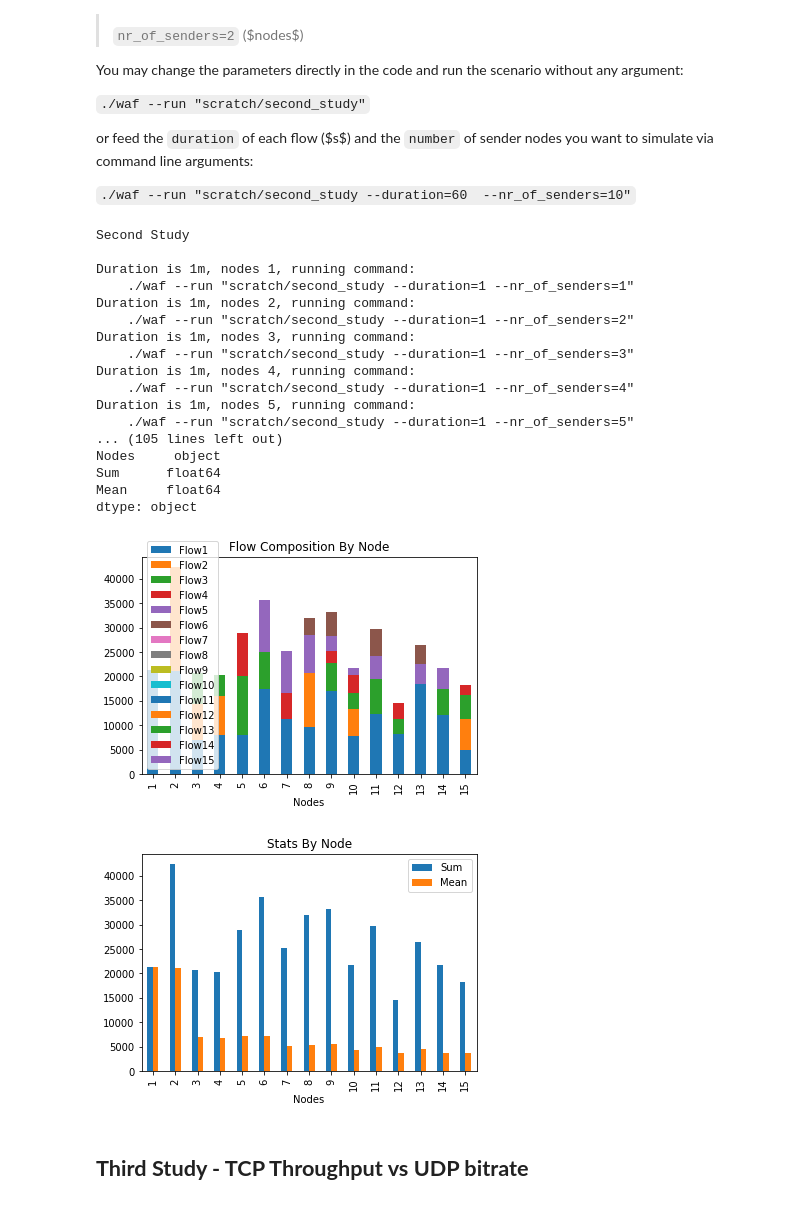
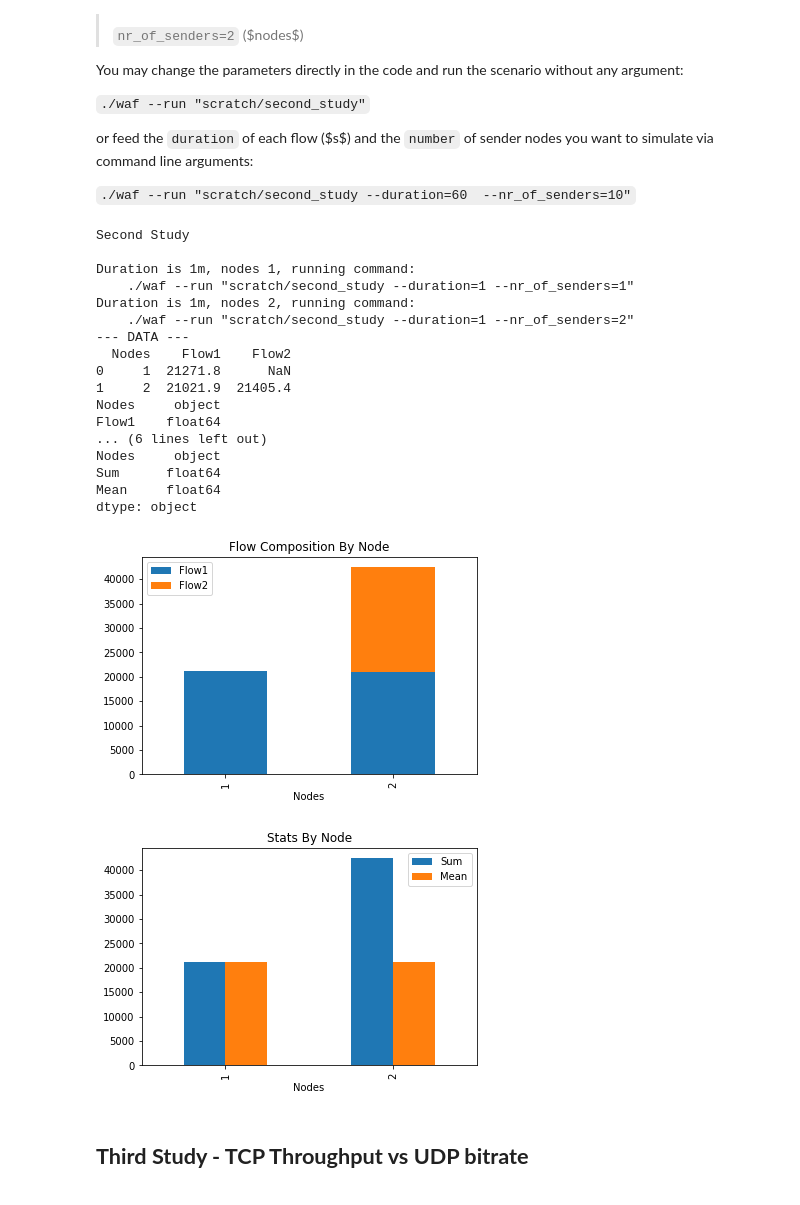
Before and after one commit to martinhofigueiredo/COMO, a Jupyter notebook: Lab4/Lab4.ipynb, the cells around one changed output. Cells and saved outputs as stored; diff of their text form; code cells hidden in the pictures.

```diff
--- a/Lab4/Lab4.ipynb
+++ b/Lab4/Lab4.ipynb
@@ -147,7 +165,7 @@ print('Second Study\n')
 
 if(default): #
     start = 1
-    stop = 15
+    stop = 2
     step = 1
     duration = 1
 else:
@@ -180,42 +198,42 @@ for nodes in range(start,stop+step,step):
 
 
 df[str[1::]] = df[str[1::]].astype(float)
 
 dfstats = pd.DataFrame()
 dfstats.loc[:,'Nodes'] = df.loc[:,'Nodes']
 dfstats.loc[:,'Sum'] = df.sum(numeric_only=True, axis=1)
 dfstats.loc[:,'Mean'] = df.mean(numeric_only=True, axis=1)
 
 df.plot(x='Nodes', kind='bar', stacked=True,title='Flow Composition By Node')
 dfstats.plot(x='Nodes', kind='bar', stacked=False,title='Stats By Node')
 
 
 print('--- DATA ---')
 print(df)
 print(df.dtypes)
 print('--- STATS ---')
 print(dfstats)
 print(dfstats.dtypes)
 # %% [output]
 Second Study
 
 Duration is 1m, nodes 1, running command:
     ./waf --run "scratch/second_study --duration=1 --nr_of_senders=1"
 Duration is 1m, nodes 2, running command:
     ./waf --run "scratch/second_study --duration=1 --nr_of_senders=2"
-Duration is 1m, nodes 3, running command:
-    ./waf --run "scratch/second_study --duration=1 --nr_of_senders=3"
-Duration is 1m, nodes 4, running command:
-    ./waf --run "scratch/second_study --duration=1 --nr_of_senders=4"
-Duration is 1m, nodes 5, running command:
-    ./waf --run "scratch/second_study --duration=1 --nr_of_senders=5"
-... (105 lines left out)
+--- DATA ---
+  Nodes    Flow1    Flow2
+0     1  21271.8      NaN
+1     2  21021.9  21405.4
+Nodes     object
+Flow1    float64
+... (6 lines left out)
 Nodes     object
 Sum      float64
 Mean     float64
 dtype: object
-[figure, old version]
+[figure, new version]
-[figure, old version]
+[figure, new version]
 # %% [markdown]
 ## __Third Study - TCP Throughput vs UDP bitrate__
 # %% [markdown]
```
Also changed, not shown: parts of 3 cells of this notebook.
